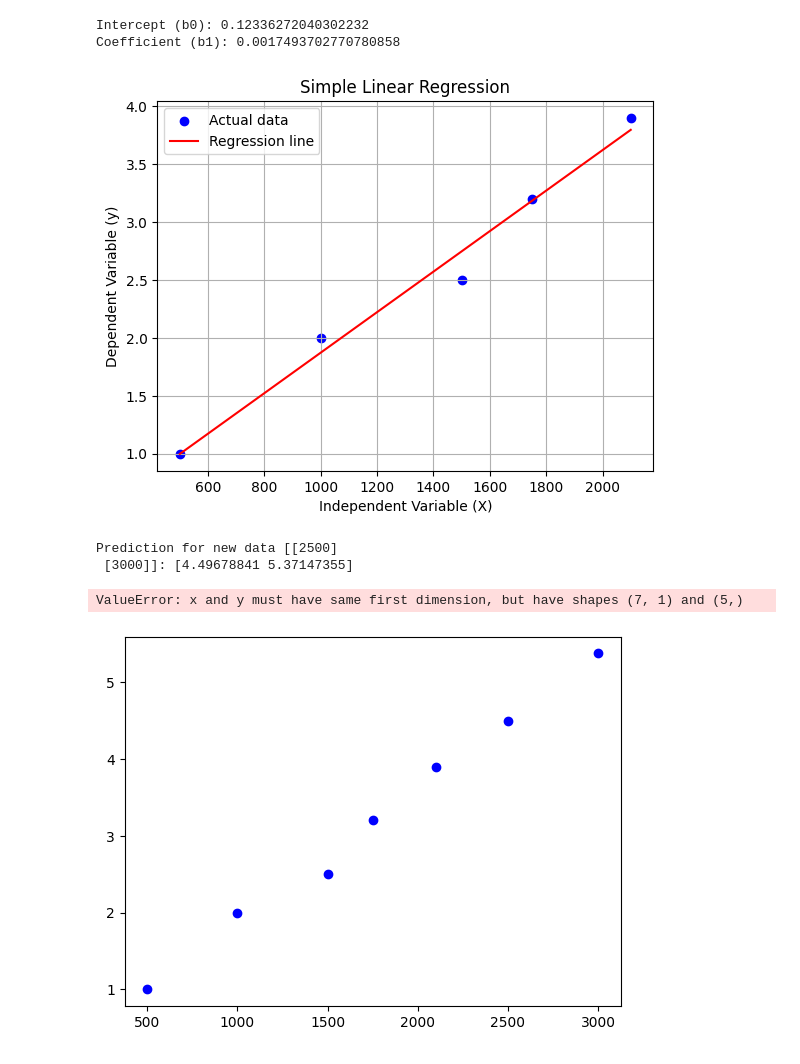
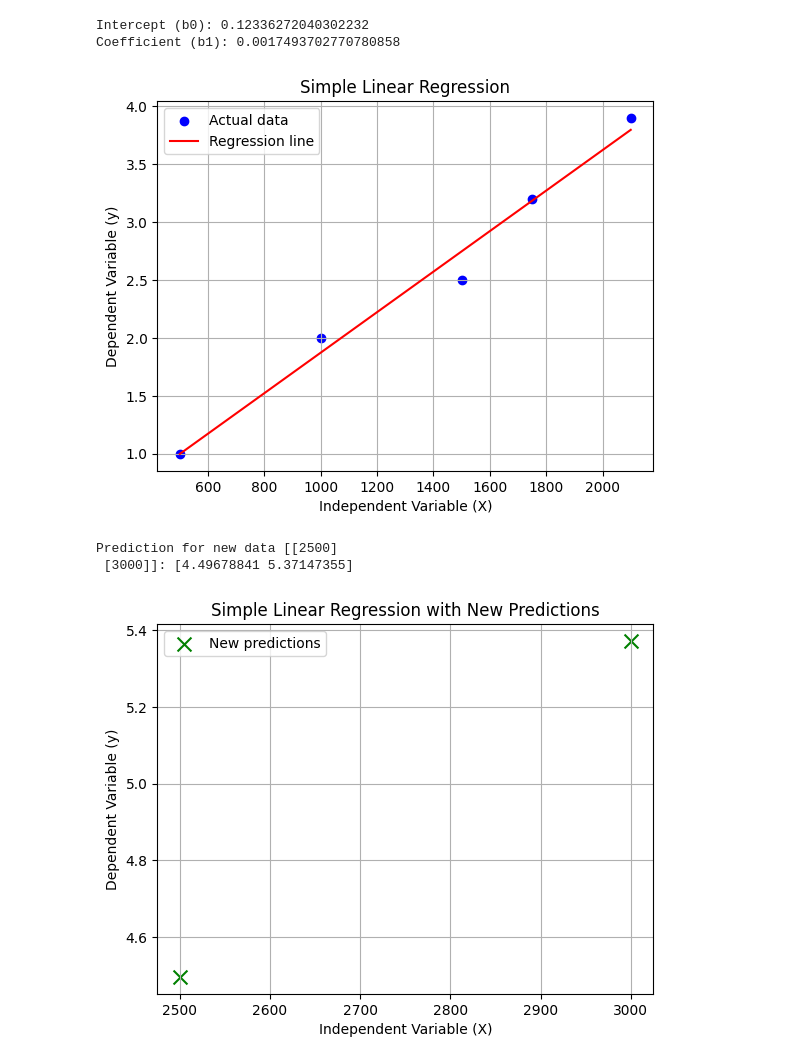
Before and after one commit to abhinav123pandey/Machine_Learning_Lab_Work, a Jupyter notebook: LinearRegresion.ipynb, the cells around one changed output. Cells and saved outputs as stored; diff of their text form; code cells hidden in the pictures.

```diff
--- a/LinearRegresion.ipynb
+++ b/LinearRegresion.ipynb
@@ -25,39 +25,39 @@ print(f"Coefficient (b1): {coefficient}")
 #4. Make predictions
 y_pred = model.predict(X)
 
 #5. Visualize the results (optional)
 plt.scatter(X, y, color='blue', label='Actual data')
 plt.plot(X, y_pred, color='red', label='Regression line')
 plt.xlabel("Independent Variable (X)")
 plt.ylabel("Dependent Variable (y)")
 plt.title("Simple Linear Regression")
 plt.legend()
 plt.grid(True)
 plt.show()
 
 #6 Prediction of the new data
 new_data =  np.array([2500, 3000]).reshape(-1, 1)
 predicted_value = model.predict(new_data)
 print(f"Prediction for new data {new_data}: {predicted_value}")
 
-#7- Now place the predicted value in original data
-X=np.append(X,new_data).reshape(-1,1)
-y=np.append(y,predicted_value)
+#7. Add new data + predictions into original arrays
+X_all = np.vstack([X, new_data])          # combine independent variables
+y_all = np.append(y, predicted_value)     # combine dependent variables
 
-#8- Plot a scatter plot with new value
-plt.scatter(X, y, color='blue', label='Actual data')
-plt.plot(X, y_pred, color='red', label='Regression line')
+#8. Plot new points
+plt.scatter(new_data, predicted_value, color='green', marker='x', s=100, label='New predictions')
+
+# Labels & show
 plt.xlabel("Independent Variable (X)")
 plt.ylabel("Dependent Variable (y)")
-plt.title("Simple Linear Regression")
+plt.title("Simple Linear Regression with New Predictions")
 plt.legend()
 plt.grid(True)
 plt.show()
 # %% [output]
 Intercept (b0): 0.12336272040302232
 Coefficient (b1): 0.0017493702770780858
 [figure]
 Prediction for new data [[2500]
  [3000]]: [4.49678841 5.37147355]
-ValueError: x and y must have same first dimension, but have shapes (7, 1) and (5,)
-[figure, old version]
+[figure, new version]
```
